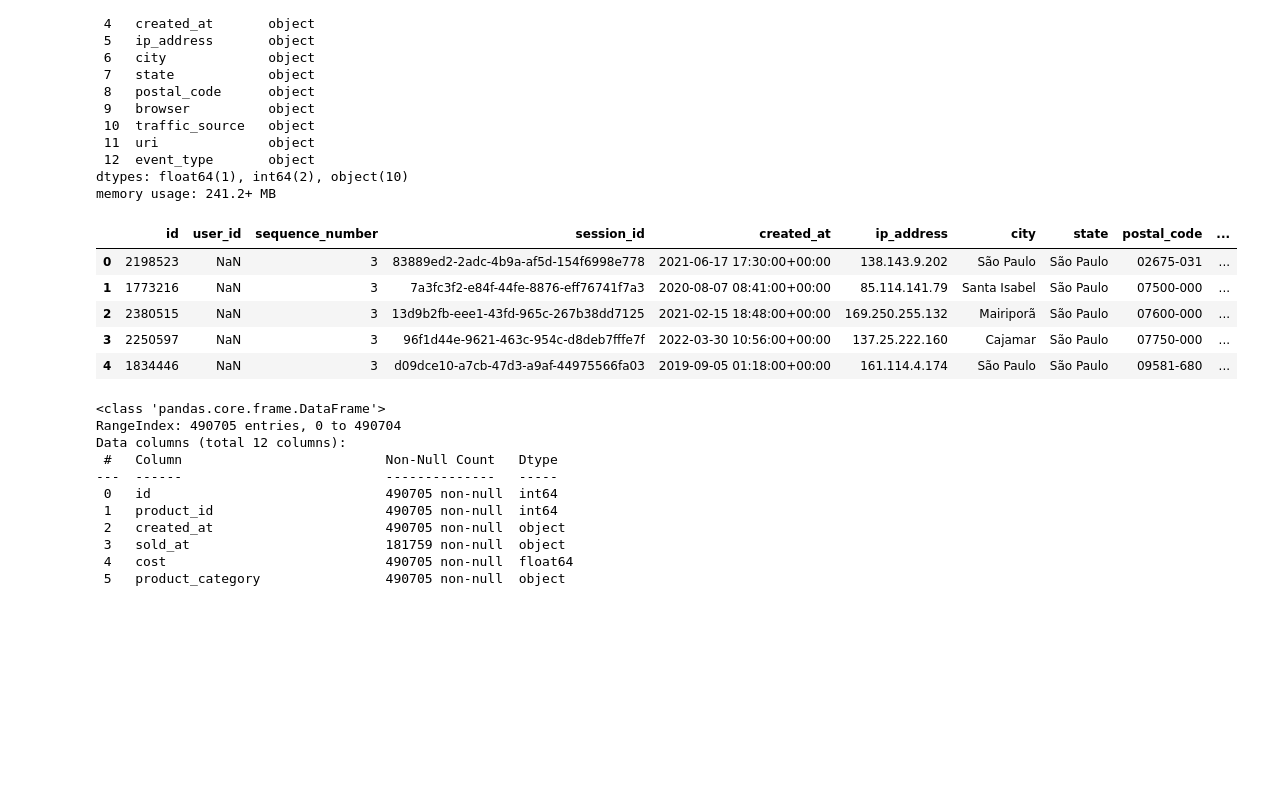
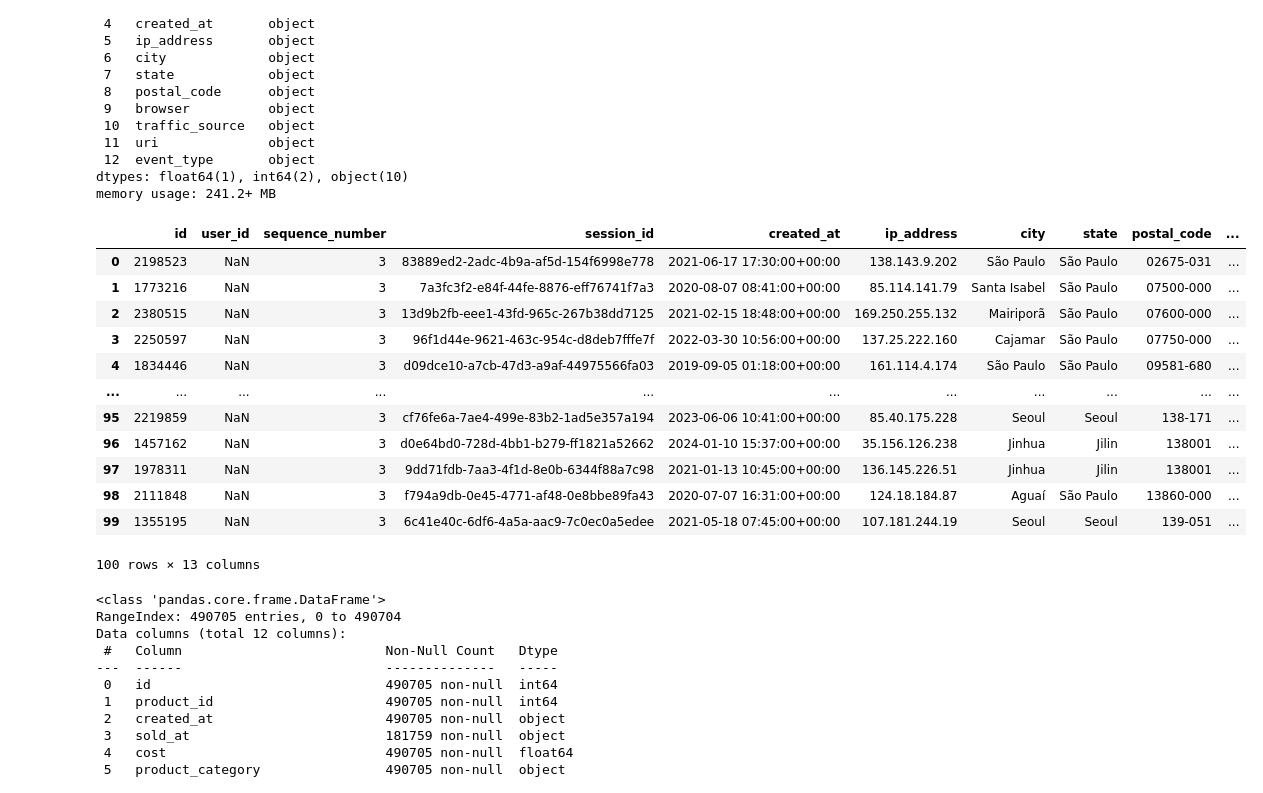
Before and after one commit to cygV404/Banly-Projekt, a Jupyter notebook: LookerEC.ipynb, the cells around one changed output. Drawn from its saved outputs; the diff is of its cells as text; code cells hidden in the pictures; blank space fills up the shorter version.

```diff
--- a/LookerEC.ipynb
+++ b/LookerEC.ipynb
@@ -91,14 +109,21 @@ Data columns (total 13 columns):
 dtypes: float64(1), int64(2), object(10)
 memory usage: 241.2+ MB
 # %%
-events.head()
+events.head(100)
 # %% [output]
 |  | id | user_id | sequence_number | session_id | created_at | ip_address | city | state | postal_code | ... |
 | 0 | 2198523 | NaN | 3 | 83889ed2-2adc-4b9a-af5d-154f6998e778 | 2021-06-17 17:30:00+00:00 | 138.143.9.202 | São Paulo | São Paulo | 02675-031 | ... |
 | 1 | 1773216 | NaN | 3 | 7a3fc3f2-e84f-44fe-8876-eff76741f7a3 | 2020-08-07 08:41:00+00:00 | 85.114.141.79 | Santa Isabel | São Paulo | 07500-000 | ... |
 | 2 | 2380515 | NaN | 3 | 13d9b2fb-eee1-43fd-965c-267b38dd7125 | 2021-02-15 18:48:00+00:00 | 169.250.255.132 | Mairiporã | São Paulo | 07600-000 | ... |
 | 3 | 2250597 | NaN | 3 | 96f1d44e-9621-463c-954c-d8deb7fffe7f | 2022-03-30 10:56:00+00:00 | 137.25.222.160 | Cajamar | São Paulo | 07750-000 | ... |
 | 4 | 1834446 | NaN | 3 | d09dce10-a7cb-47d3-a9af-44975566fa03 | 2019-09-05 01:18:00+00:00 | 161.114.4.174 | São Paulo | São Paulo | 09581-680 | ... |
+| ... | ... | ... | ... | ... | ... | ... | ... | ... | ... | ... |
+| 95 | 2219859 | NaN | 3 | cf76fe6a-7ae4-499e-83b2-1ad5e357a194 | 2023-06-06 10:41:00+00:00 | 85.40.175.228 | Seoul | Seoul | 138-171 | ... |
+| 96 | 1457162 | NaN | 3 | d0e64bd0-728d-4bb1-b279-ff1821a52662 | 2024-01-10 15:37:00+00:00 | 35.156.126.238 | Jinhua | Jilin | 138001 | ... |
+| 97 | 1978311 | NaN | 3 | 9dd71fdb-7aa3-4f1d-8e0b-6344f88a7c98 | 2021-01-13 10:45:00+00:00 | 136.145.226.51 | Jinhua | Jilin | 138001 | ... |
+| 98 | 2111848 | NaN | 3 | f794a9db-0e45-4771-af48-0e8bbe89fa43 | 2020-07-07 16:31:00+00:00 | 124.18.184.87 | Aguaí | São Paulo | 13860-000 | ... |
+| 99 | 1355195 | NaN | 3 | 6c41e40c-6df6-4a5a-aac9-7c0ec0a5edee | 2021-05-18 07:45:00+00:00 | 107.181.244.19 | Seoul | Seoul | 139-051 | ... |
+100 rows × 13 columns
 # %%
 inventory_items.info()
 # %% [output]
```
Also changed, not shown: parts of 4 cells of this notebook.
